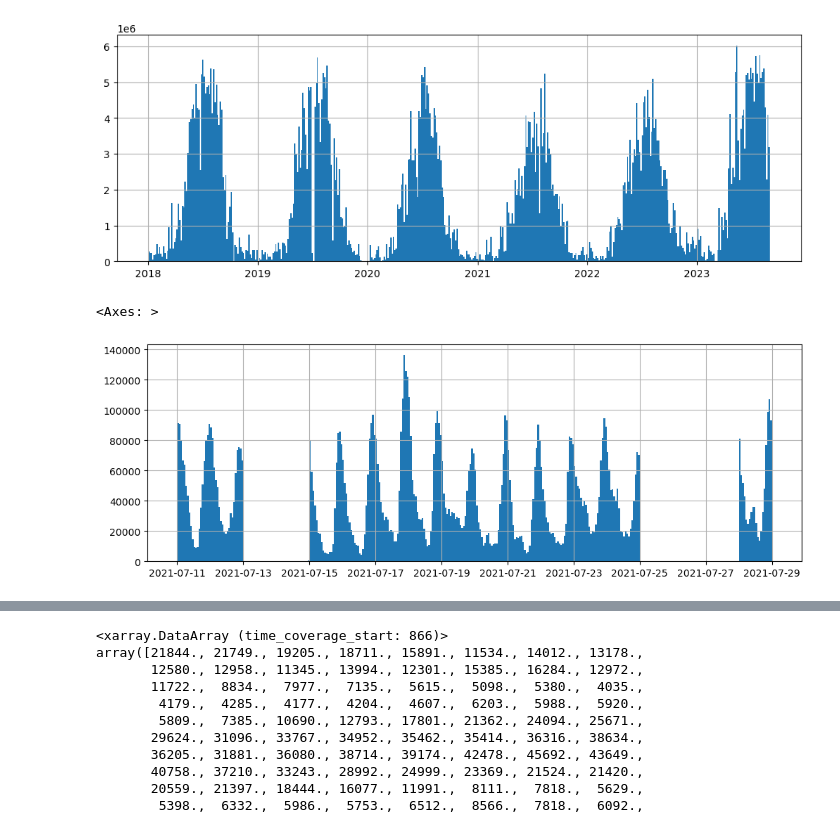
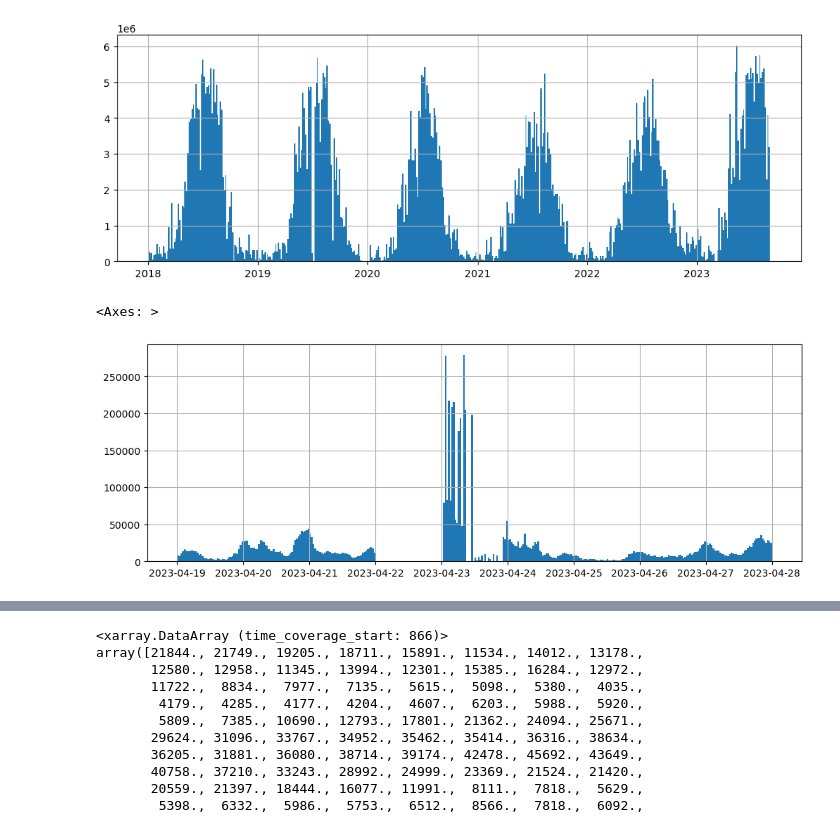
Before and after one commit to ahijevyc/machine-learning, a Jupyter notebook: notebooks/ENTLN.ipynb, the cells around one changed output, grey strips where cells are left out. Drawn from its saved outputs; the diff is of its cells as text; code cells hidden in the pictures.

```diff
--- a/notebooks/ENTLN.ipynb
+++ b/notebooks/ENTLN.ipynb
@@ -90,7 +90,8 @@ df.time.hist(bins=460, figsize=(12,4))
 <Axes: >
 [figure]
 # %%
-df.time[df.time.between(pd.to_datetime("20210711"), pd.to_datetime("20210729"))].hist(bins=360, figsize=(12,4))
+goofy_flash_counts= df.time.between(pd.to_datetime("20230419"), pd.to_datetime("20230428"))
+df.time[goofy_flash_counts].hist(bins=360, figsize=(12,4))
 # %% [output]
 <Axes: >
-[figure, old version]
+[figure, new version]
```
Also changed, not shown: parts of 26 cells of this notebook, 3 other files.
